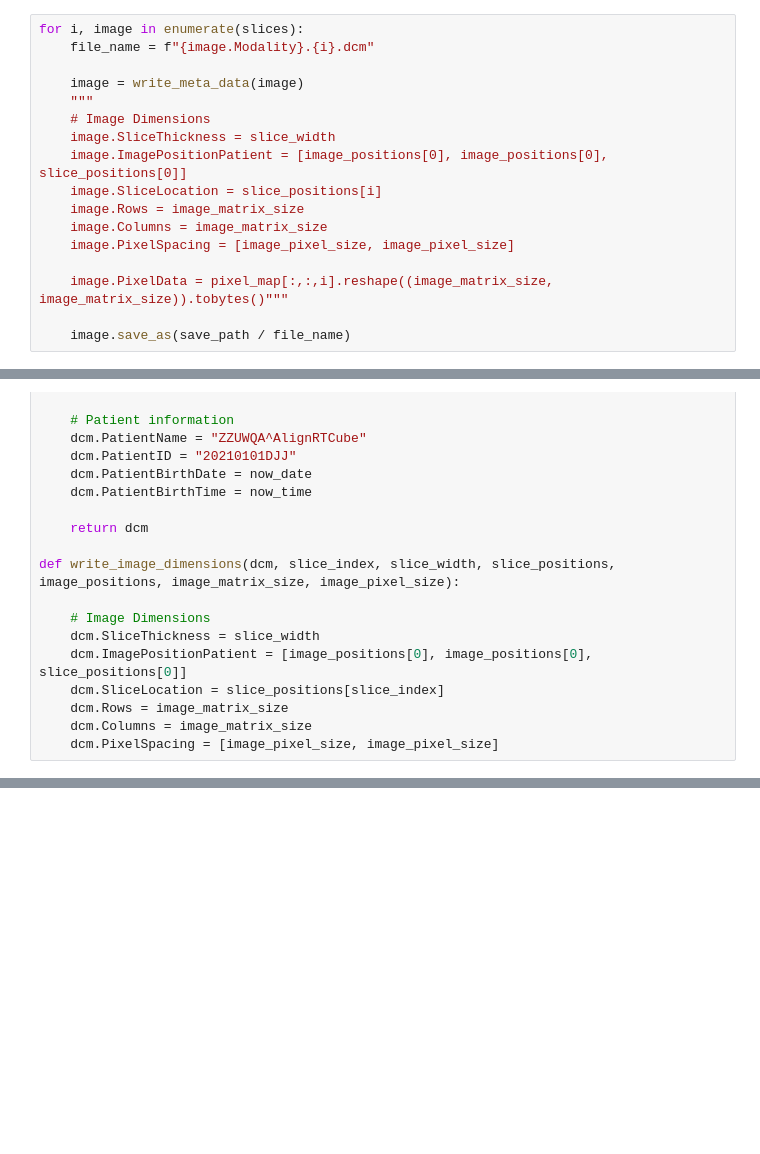
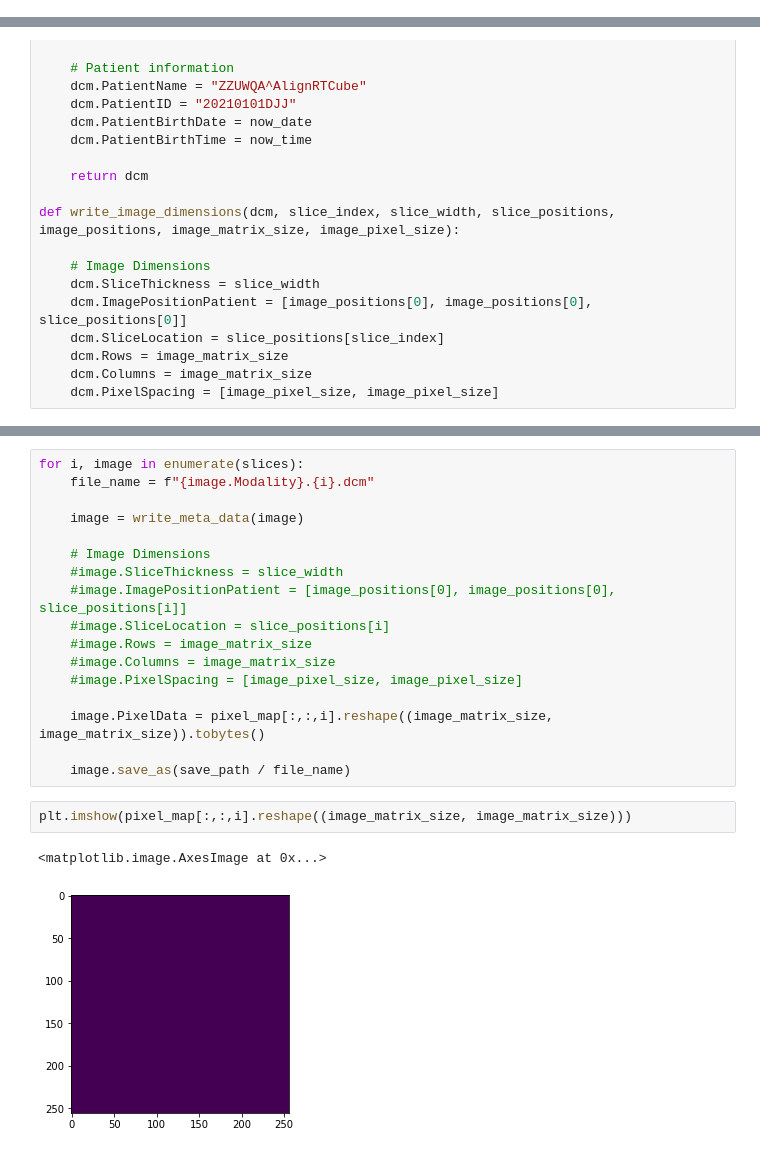
Before and after one commit to djjacqmin/visionrt-cube-dicom, a Jupyter notebook: VisionRT Cube Notebook.ipynb, the cells around one changed output, grey strips where cells are left out. Cells and saved outputs as stored; diff of their text form; blank space fills up the shorter version.

```diff
--- a/VisionRT Cube Notebook.ipynb
+++ b/VisionRT Cube Notebook.ipynb
@@ -214,17 +166,0 @@ skipped, no SliceLocation: 2
-# %%
-for i, image in enumerate(slices):
-    file_name = f"{image.Modality}.{i}.dcm"
-
-    image = write_meta_data(image)
-    """
-    # Image Dimensions
-    image.SliceThickness = slice_width
-    image.ImagePositionPatient = [image_positions[0], image_positions[0], slice_positions[0]]
-    image.SliceLocation = slice_positions[i]
-    image.Rows = image_matrix_size
-    image.Columns = image_matrix_size
-    image.PixelSpacing = [image_pixel_size, image_pixel_size]
-
-    image.PixelData = pixel_map[:,:,i].reshape((image_matrix_size, image_matrix_size)).tobytes()"""
-
-    image.save_as(save_path / file_name)
@@ -290,0 +288,22 @@ array([0.])
+# %%
+for i, image in enumerate(slices):
+    file_name = f"{image.Modality}.{i}.dcm"
+
+    image = write_meta_data(image)
+
+    # Image Dimensions
+    #image.SliceThickness = slice_width
+    #image.ImagePositionPatient = [image_positions[0], image_positions[0], slice_positions[i]]
+    #image.SliceLocation = slice_positions[i]
+    #image.Rows = image_matrix_size
+    #image.Columns = image_matrix_size
+    #image.PixelSpacing = [image_pixel_size, image_pixel_size]
+
+    image.PixelData = pixel_map[:,:,i].reshape((image_matrix_size, image_matrix_size)).tobytes()
+
+    image.save_as(save_path / file_name)
+# %%
+plt.imshow(pixel_map[:,:,i].reshape((image_matrix_size, image_matrix_size)))
+# %% [output]
+<matplotlib.image.AxesImage at 0x...>
+[figure, added]
```
Also changed, not shown: parts of 14 cells of this notebook.
